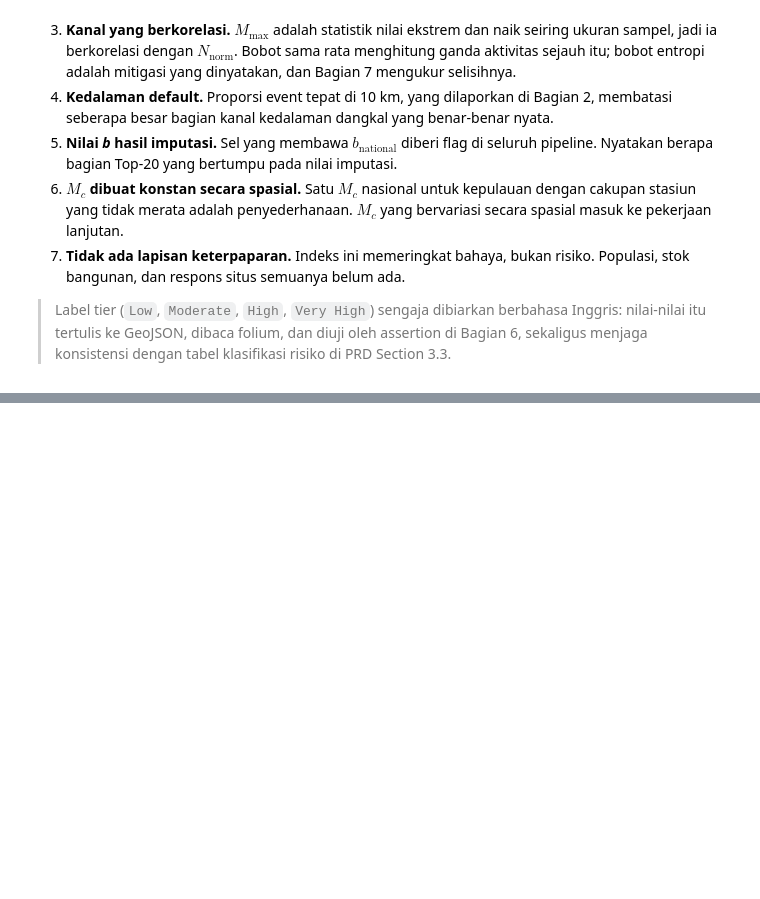
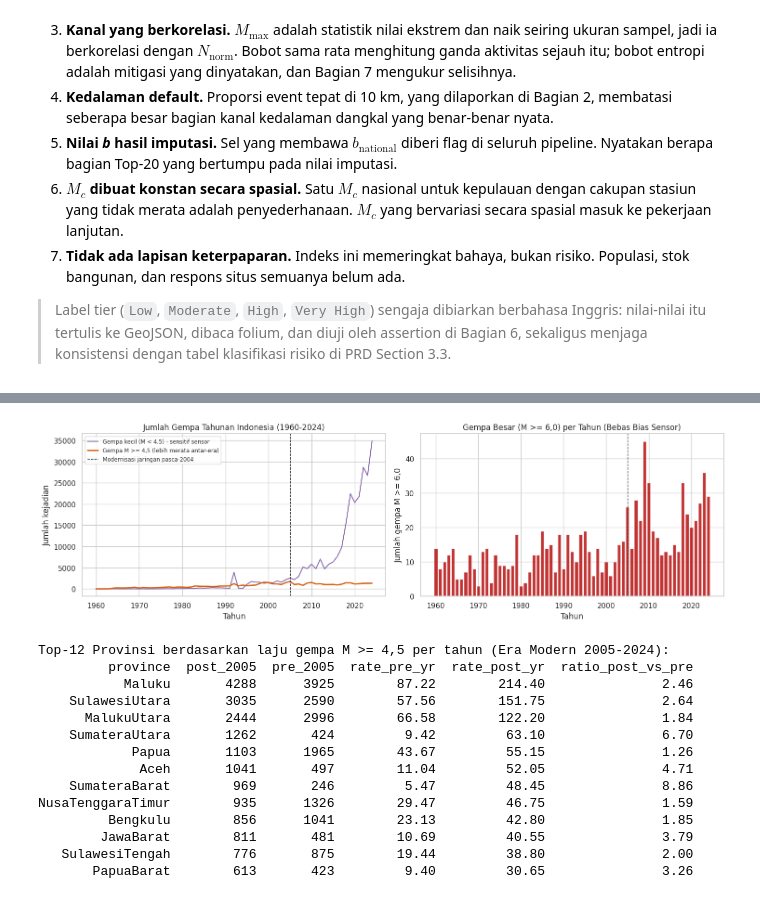
Before and after one commit to aldopsr/seismik-indonesia, a Jupyter notebook: H3_SHI_Seismic_Hazard.ipynb, the cells around one changed output, grey strips where cells are left out. Saved outputs shown, nothing was run; the diff lists cells and outputs as text; code cells hidden in the pictures; blank space fills up the shorter version.

Commit message:
feat: tambah analisis risiko manusia (SREI), tsunami, declustering, dan tren temporal

```diff
--- a/H3_SHI_Seismic_Hazard.ipynb
+++ b/H3_SHI_Seismic_Hazard.ipynb
@@ -2142,0 +2901,17 @@ print(text)
+# %%
+# 16.2 Deteksi kandidat Seismic Gap (tegangan kerak tinggi namun tenang M >= 6,0 pada 2005-2024)
+df_h3_tmp = df.assign(h3_index=[h3.latlng_to_cell(la, lo, H3_RES) for la, lo in zip(df["latitude"], df["longitude"])])
+recent_big = set(df_h3_tmp[(df_h3_tmp["year"] >= 2005) & (df_h3_tmp["magnitude"] >= 6.0)]["h3_index"])
+
+gap_base = gdf_base if ADM_PATH else h3_summary.copy()
+gap_cands = gap_base[
+    gap_base["b_estimated"]
+    & (gap_base["b_value"] < 0.75)
+    & (gap_base["max_magnitude"] >= 5.5)
+    & (~gap_base["h3_index"].isin(recent_big))
+].sort_values(["b_value", "shi"], ascending=[True, False]).copy()
+
+gap_cols = [c for c in ["h3_index", "province", "loc_cat", "total_events", "max_magnitude", "b_value", "shi"] if c in gap_cands.columns]
+gap_cands[gap_cols].head(30).to_csv(out("seismic_gap_candidates.csv"), index=False)
+print(f"Kandidat zona diam bertegangan tinggi (Seismic Gap): {len(gap_cands):,} sel")
+print(gap_cands[gap_cols].head(12).round(4).to_string(index=False))
@@ -2142,0 +2938,59 @@ print(text)
+# %%
+# 17.1 Grafik tren tahunan: efek penambahan sensor (M < 4,5) vs laju tektonik (M >= 4,5)
+yearly = df.groupby("year").agg(
+    n_small=("magnitude", lambda x: (x < 4.5).sum()),
+    n_mod_plus=("magnitude", lambda x: (x >= 4.5).sum()),
+    n_major=("magnitude", lambda x: (x >= 6.0).sum()),
+).sort_index()
+
+fig, axes = plt.subplots(1, 2, figsize=(15, 4.6))
+axes[0].plot(yearly.index, yearly["n_small"], label="Gempa kecil (M < 4,5) - sensitif sensor", color="#8c6bb1")
+axes[0].plot(yearly.index, yearly["n_mod_plus"], label="Gempa M >= 4,5 (lebih merata antar-era)", color="#d95f0e", lw=2)
+axes[0].axvline(2005, color="#333333", ls="--", lw=1, label="Modernisasi jaringan pasca-2004")
+axes[0].set_title("Jumlah Gempa Tahunan Indonesia (1960-2024)")
+axes[0].set_xlabel("Tahun")
+axes[0].set_ylabel("Jumlah kejadian")
+axes[0].legend(fontsize=8.5)
+
+axes[1].bar(yearly.index, yearly["n_major"], color="#b30000", alpha=0.8)
+axes[1].axvline(2005, color="#333333", ls="--", lw=1)
+axes[1].set_title("Gempa Besar (M >= 6,0) per Tahun (Bebas Bias Sensor)")
+axes[1].set_xlabel("Tahun")
+axes[1].set_ylabel("Jumlah gempa M >= 6,0")
+
+plt.tight_layout()
+plt.savefig(out("fig_temporal_trends.png"), dpi=160)
+plt.show()
+
+# 17.2 Pergeseran laju tahunan antar-era per provinsi (pada ambang seragam M >= 4,5)
+if ADM_PATH:
+    cell_prov = gdf_base.set_index("h3_index")["province"].to_dict()
+    df_era = df_h3_tmp[df_h3_tmp["magnitude"] >= 4.5].copy()
+    df_era["province"] = df_era["h3_index"].map(cell_prov)
+    df_era = df_era.dropna(subset=["province"])
+    df_era["era"] = np.where(df_era["year"] < 2005, "pre_2005", "post_2005")
+
+    era_cnt = df_era.groupby(["province", "era"]).size().unstack(fill_value=0)
+    era_cnt["rate_pre_yr"] = (era_cnt.get("pre_2005", 0) / 45.0).round(2)
+    era_cnt["rate_post_yr"] = (era_cnt.get("post_2005", 0) / 20.0).round(2)
+    era_cnt["ratio_post_vs_pre"] = (era_cnt["rate_post_yr"] / era_cnt["rate_pre_yr"].replace(0, np.nan)).round(2)
+    era_cnt = era_cnt.sort_values("rate_post_yr", ascending=False).reset_index()
+    era_cnt.to_csv(out("temporal_shift_provinces.csv"), index=False)
+    print("Top-12 Provinsi berdasarkan laju gempa M >= 4,5 per tahun (Era Modern 2005-2024):")
+    print(era_cnt.head(12).to_string(index=False))
+# %% [output]
+[figure, added]
+Top-12 Provinsi berdasarkan laju gempa M >= 4,5 per tahun (Era Modern 2005-2024):
+         province  post_2005  pre_2005  rate_pre_yr  rate_post_yr  ratio_post_vs_pre
+           Maluku       4288      3925        87.22        214.40               2.46
+    SulawesiUtara       3035      2590        57.56        151.75               2.64
+      MalukuUtara       2444      2996        66.58        122.20               1.84
+    SumateraUtara       1262       424         9.42         63.10               6.70
+            Papua       1103      1965        43.67         55.15               1.26
+             Aceh       1041       497        11.04         52.05               4.71
+    SumateraBarat        969       246         5.47         48.45               8.86
+NusaTenggaraTimur        935      1326        29.47         46.75               1.59
+         Bengkulu        856      1041        23.13         42.80               1.85
+        JawaBarat        811       481        10.69         40.55               3.79
+   SulawesiTengah        776       875        19.44         38.80               2.00
+       PapuaBarat        613       423         9.40         30.65               3.26
```
Also changed, not shown: parts of 60 cells of this notebook, 2 other files.
